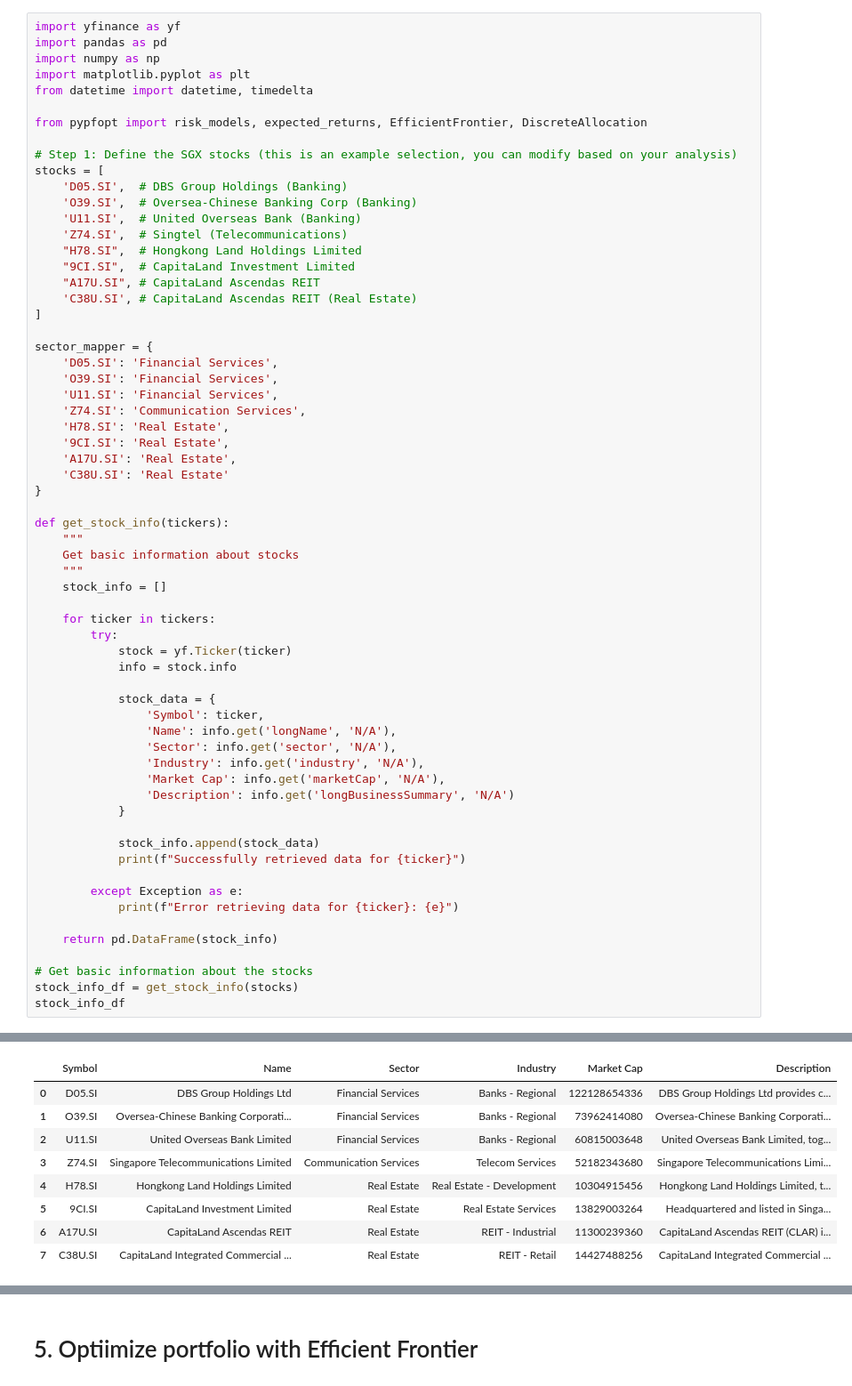
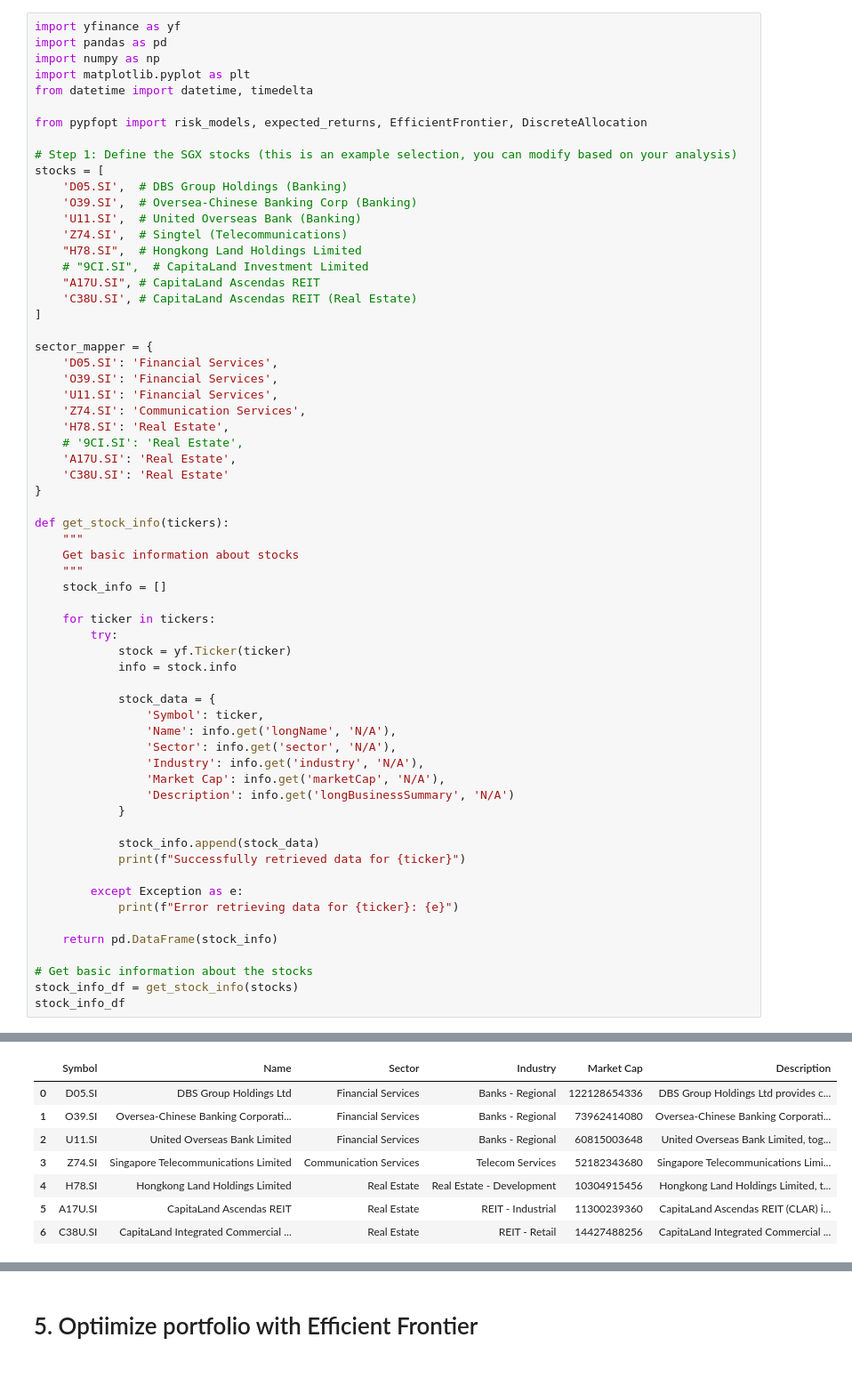
Before and after one commit to ryantjx/is4226-systematictradingstrategiesandsystems, a Jupyter notebook: indvidual_project/individual_project.ipynb, the cells around one changed output, grey strips where cells are left out. Shown at 89% size. Drawn from its saved outputs; the diff is of its cells as text.

```diff
--- a/indvidual_project/individual_project.ipynb
+++ b/indvidual_project/individual_project.ipynb
@@ -44,7 +38,7 @@ stocks = [
     'U11.SI',  # United Overseas Bank (Banking)
     'Z74.SI',  # Singtel (Telecommunications)
     "H78.SI",  # Hongkong Land Holdings Limited
-    "9CI.SI",  # CapitaLand Investment Limited
+    # "9CI.SI",  # CapitaLand Investment Limited
     "A17U.SI", # CapitaLand Ascendas REIT
     'C38U.SI', # CapitaLand Ascendas REIT (Real Estate)
 ]
@@ -55,7 +49,7 @@ sector_mapper = {
     'U11.SI': 'Financial Services',
     'Z74.SI': 'Communication Services',
     'H78.SI': 'Real Estate',
-    '9CI.SI': 'Real Estate',
+    # '9CI.SI': 'Real Estate',
     'A17U.SI': 'Real Estate',
     'C38U.SI': 'Real Estate'
 }
@@ -101,14 +94,13 @@ Successfully retrieved data for 9CI.SI
 Successfully retrieved data for A17U.SI
 Successfully retrieved data for C38U.SI
 |  | Symbol | Name | Sector | Industry | Market Cap | Description |
 | 0 | D05.SI | DBS Group Holdings Ltd | Financial Services | Banks - Regional | 122128654336 | DBS Group Holdings Ltd provides c... |
 | 1 | O39.SI | Oversea-Chinese Banking Corporati... | Financial Services | Banks - Regional | 73962414080 | Oversea-Chinese Banking Corporati... |
 | 2 | U11.SI | United Overseas Bank Limited | Financial Services | Banks - Regional | 60815003648 | United Overseas Bank Limited, tog... |
 | 3 | Z74.SI | Singapore Telecommunications Limited | Communication Services | Telecom Services | 52182343680 | Singapore Telecommunications Limi... |
 | 4 | H78.SI | Hongkong Land Holdings Limited | Real Estate | Real Estate - Development | 10304915456 | Hongkong Land Holdings Limited, t... |
-| 5 | 9CI.SI | CapitaLand Investment Limited | Real Estate | Real Estate Services | 13829003264 | Headquartered and listed in Singa... |
-| 6 | A17U.SI | CapitaLand Ascendas REIT | Real Estate | REIT - Industrial | 11300239360 | CapitaLand Ascendas REIT (CLAR) i... |
-| 7 | C38U.SI | CapitaLand Integrated Commercial ... | Real Estate | REIT - Retail | 14427488256 | CapitaLand Integrated Commercial ... |
+| 5 | A17U.SI | CapitaLand Ascendas REIT | Real Estate | REIT - Industrial | 11300239360 | CapitaLand Ascendas REIT (CLAR) i... |
+| 6 | C38U.SI | CapitaLand Integrated Commercial ... | Real Estate | REIT - Retail | 14427488256 | CapitaLand Integrated Commercial ... |
 # %%
 def download_stock_data(stocks, start_date, end_date):
     """Download stock data using yfinance"""
```
Also changed, not shown: parts of 21 cells of this notebook.
